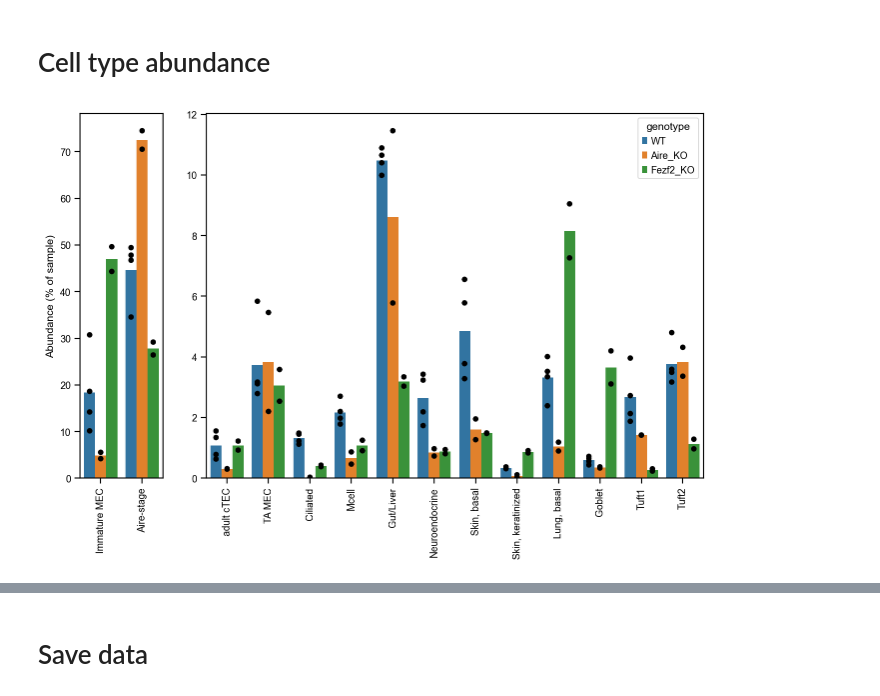
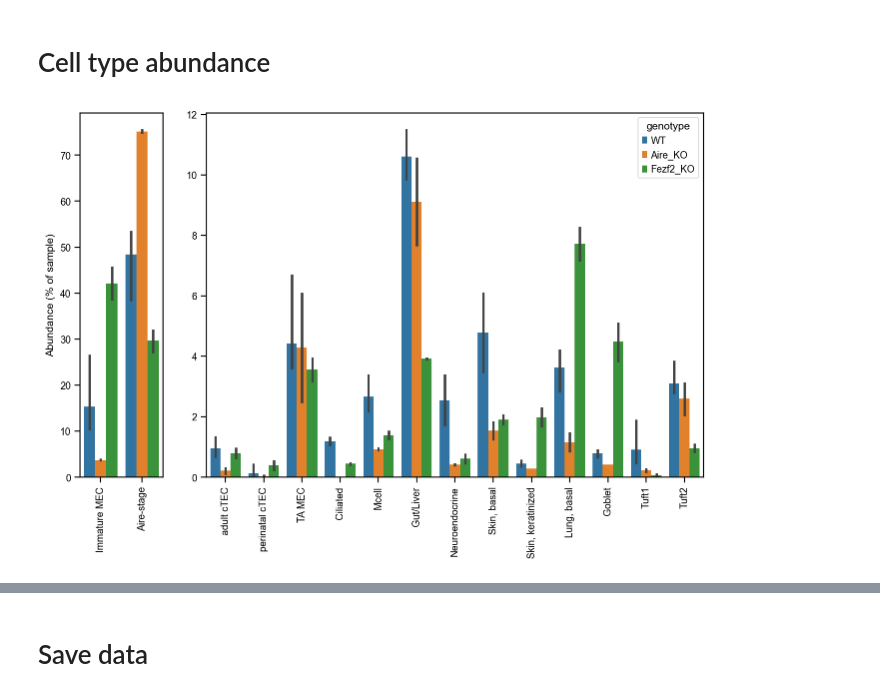
Before and after one commit to j-germino/M-cells, a Jupyter notebook: code/cell_type_abundances.ipynb, the cells around one changed output, grey strips where cells are left out. Cells and saved outputs as stored; diff of their text form; code cells hidden in the pictures.

Commit message:
pairwise data processing

```diff
--- a/code/cell_type_abundances.ipynb
+++ b/code/cell_type_abundances.ipynb
@@ -126,73 +126,73 @@ sns.barplot(
     y="abundance",
     hue="genotype",
     ax=axs[0],
-    errorbar=None,
+    errorbar=("pi", 100),
     order = ["Immature MEC", "Aire-stage"],
     palette=["tab:blue", "tab:orange", "tab:green"],
 )
-for cell_type in ["Aire-stage", "Immature MEC"]:
-    sns.stripplot(
-        abundance_data[abundance_data.cell_type == cell_type],
-        x="cell_type",
-        y="abundance",
-        hue="genotype",
-        dodge=True,
-        s=5,
-        ax=axs[0],
-        legend=None,
-        palette=["black"]*3,
-        order = ["Immature MEC", "Aire-stage"],
-        jitter=False
-    )
+# for cell_type in ["Aire-stage", "Immature MEC"]:
+#     sns.stripplot(
+#         abundance_data[abundance_data.cell_type == cell_type],
+#         x="cell_type",
+#         y="abundance",
+#         hue="genotype",
+#         dodge=True,
+#         s=5,
+#         ax=axs[0],
+#         legend=None,
+#         palette=["black"]*3,
+#         order = ["Immature MEC", "Aire-stage"],
+#         jitter=False
+#     )
 axs[0].get_legend().remove()
 axs[0].set_xticklabels(axs[0].get_xticklabels(), rotation=90)
 axs[0].set_xlabel("")
 axs[0].set_ylabel("Abundance (% of sample)")
 axs[0].grid(False)
 
 sns.barplot(
     abundance_data[~abundance_data.cell_type.isin(["Aire-stage", "Immature MEC"])],
     x="cell_type",
     y="abundance",
     hue="genotype",
     ax=axs[1],
-    errorbar=None,
+    errorbar=("pi", 100),
     order = [
-        "adult cTEC", "TA MEC", "Ciliated", "Mcell",
+        "adult cTEC", "perinatal cTEC", "TA MEC", "Ciliated", "Mcell",
         "Gut/Liver", "Neuroendocrine", "Skin, basal", "Skin, keratinized",
         "Lung, basal", "Goblet", "Tuft1", "Tuft2"
     ],
     palette=["tab:blue", "tab:orange", "tab:green"],
 )
-for cell_type in abundance_data.cell_type.unique():
-    if cell_type not in ["Aire-stage", "Immature MEC"]:
-        sns.stripplot(
-            abundance_data[abundance_data.cell_type == cell_type],
-            x="cell_type",
-            y="abundance",
-            hue="genotype",
-            dodge=True,
-            s=5,
-            ax=axs[1],
-            legend=None,
-            palette=["black"]*3,
-            order = [
-                "adult cTEC", "TA MEC", "Ciliated", "Mcell",
-                "Gut/Liver", "Neuroendocrine", "Skin, basal", "Skin, keratinized",
-                "Lung, basal", "Goblet", "Tuft1", "Tuft2"
-            ],
-            jitter=False
-        )
+# for cell_type in abundance_data.cell_type.unique():
+#     if cell_type not in ["Aire-stage", "Immature MEC"]:
+#         sns.stripplot(
+#             abundance_data[abundance_data.cell_type == cell_type],
+#             x="cell_type",
+#             y="abundance",
+#             hue="genotype",
+#             dodge=True,
+#             s=5,
+#             ax=axs[1],
+#             legend=None,
+#             palette=["black"]*3,
+#             order = [
+#                 "adult cTEC", "TA MEC", "Ciliated", "Mcell",
+#                 "Gut/Liver", "Neuroendocrine", "Skin, basal", "Skin, keratinized",
+#                 "Lung, basal", "Goblet", "Tuft1", "Tuft2"
+#             ],
+#             jitter=False
+#         )
 axs[1].set_ylabel("")
 axs[1].set_xlabel("")
 axs[1].set_xticklabels(axs[1].get_xticklabels(), rotation=90)
 axs[1].grid(False)
 
 plt.subplots_adjust(wspace=0.15)
 plt.savefig("../analysis/paper_figures/S2/S2B_scRNAseq_cell_type_abundances.pdf")
 plt.show()
 # %% [output]
-[figure, old version]
+[figure, new version]
 # %%
 pvalues = pd.DataFrame()
 for cell_type in abundance_data.cell_type.unique():
```
Also changed, not shown: parts of 4 cells of this notebook, 16 other files.
